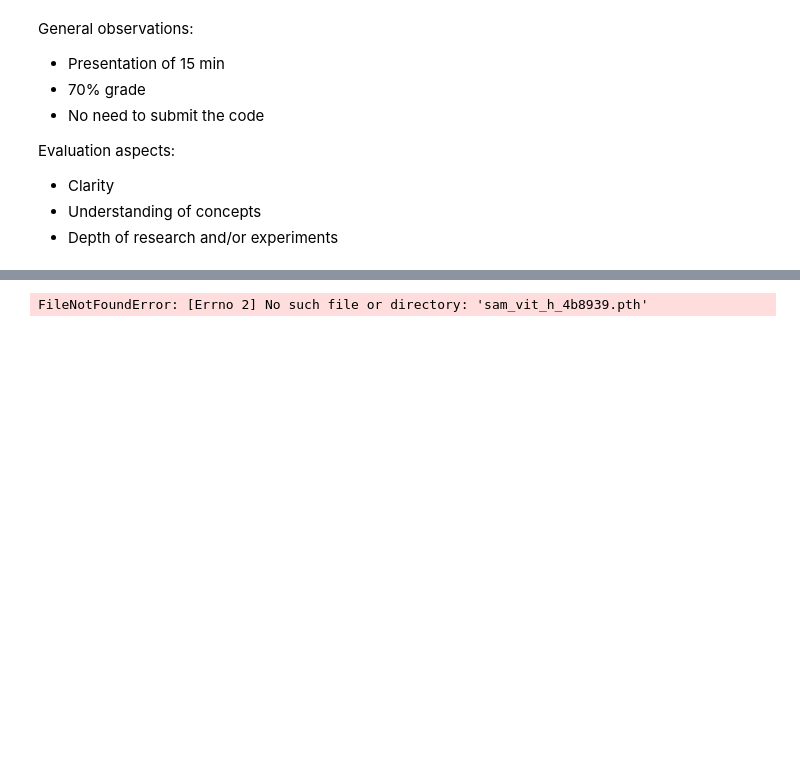
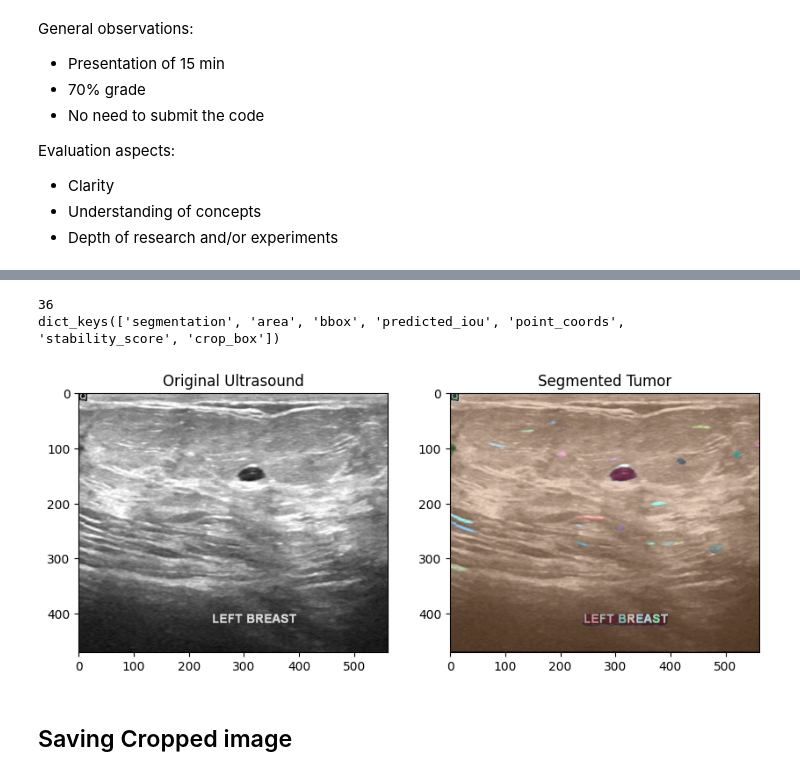
Before and after one commit to victorsobottka/Deep_Learning_FinalProject, a Jupyter notebook: DL_FinalProject.ipynb, the cells around one changed output, grey strips where cells are left out. Cells and saved outputs as stored; diff of their text form; code cells hidden in the pictures; blank space fills up the shorter version.

```diff
--- a/DL_FinalProject.ipynb
+++ b/DL_FinalProject.ipynb
@@ -29,7 +89,7 @@ import numpy as np
 import cv2
 import os
 import matplotlib.pyplot as plt
-from segment_anything import SamPredictor, sam_model_registry
+from segment_anything import SamPredictor, sam_model_registry, SamAutomaticMaskGenerator
 
 # Load SAM model
 device = torch.device("cuda" if torch.cuda.is_available() else "cpu")
@@ -37,28 +97,50 @@ sam = sam_model_registry["vit_h"](checkpoint="sam_vit_h_4b8939.pth").to(device)
 predictor = SamPredictor(sam)
 
 # Path to dataset
-dataset_path = "/home/sobottka/BSE/2nd_Term/Computational Learning and Deep Learning/Final_Project/Breast_Images/"
+dataset_path = "/home/sobottka/BSE/2nd_Term/Computational Learning and Deep Learning/Final_Project/Deep_Learning_FinalProject/Breast_Images/"
 
 # Load an example ultrasound image (Benign case)
 image_path = os.path.join(dataset_path, "benign/benign (1).png")
 image = cv2.imread(image_path)
 image_rgb = cv2.cvtColor(image, cv2.COLOR_BGR2RGB)
-
-# Define bounding box for the tumor (manual annotation or auto-detect)
-bbox = np.array([50, 50, 200, 200])  # Example bounding box
-
-# Run SAM on the image
-predictor.set_image(image_rgb)
-masks, _, _ = predictor.predict(box=bbox)
-
-# Display results
-plt.figure(figsize=(10, 5))
-plt.subplot(1, 2, 1)
-plt.imshow(image_rgb)
-plt.title("Original Ultrasound")
-plt.subplot(1, 2, 2)
-plt.imshow(masks[0], cmap="gray")
-plt.title("Segmented Tumor")
-plt.show()
-# %% [output]
-FileNotFoundError: [Errno 2] No such file or directory: 'sam_vit_h_4b8939.pth'
+# %%
+#Stacking Masks
+def show_anns(anns):
+    if len(anns) == 0:
+        return
+    sorted_anns = sorted(anns, key=(lambda x: x['area']), reverse=True)
+    ax = plt.gca()
+    ax.set_autoscale_on(False)
+
+    img = np.ones((sorted_anns[0]['segmentation'].shape[0], sorted_anns[0]['segmentation'].shape[1], 4))
+    img[:,:,3] = 0
+    for ann in sorted_anns:
+        m = ann['segmentation']
+        color_mask = np.concatenate([np.random.random(3), [0.35]])
+        img[m] = color_mask
+    ax.imshow(img)
+# %%
+mask_generator = SamAutomaticMaskGenerator(sam)
+# %%
+masks = mask_generator.generate(image_rgb)
+# %%
+print(len(masks))
+print(masks[0].keys())
+# %% [output]
+36
+dict_keys(['segmentation', 'area', 'bbox', 'predicted_iou', 'point_coords', 'stability_score', 'crop_box'])
+# %%
+
+plt.figure(figsize=(10, 5))
+plt.subplot(1, 2, 1)
+plt.imshow(image_rgb)
+plt.title("Original Ultrasound")
+plt.subplot(1, 2, 2)
+plt.imshow(image_rgb)
+show_anns(masks)
+plt.title("Segmented Tumor")
+plt.show()
+# %% [output]
+[figure, added]
+# %% [markdown]
+## Saving Cropped image
```
Also changed, not shown: parts of 13 cells of this notebook.
